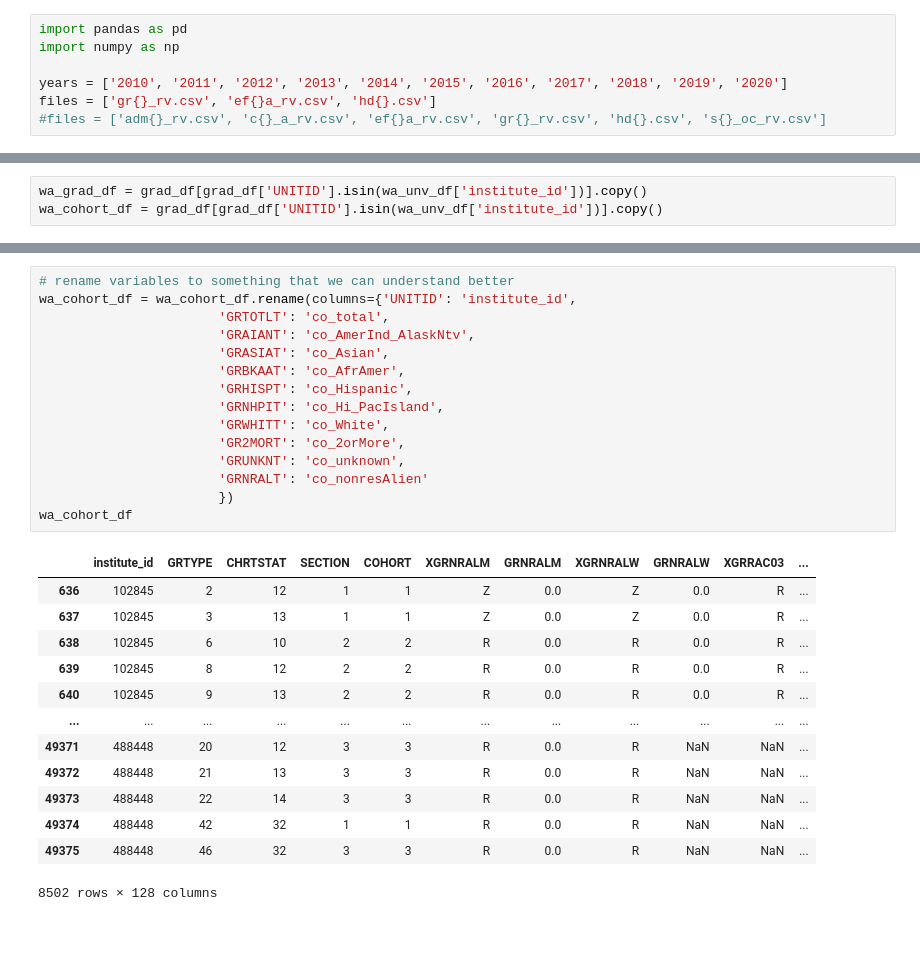
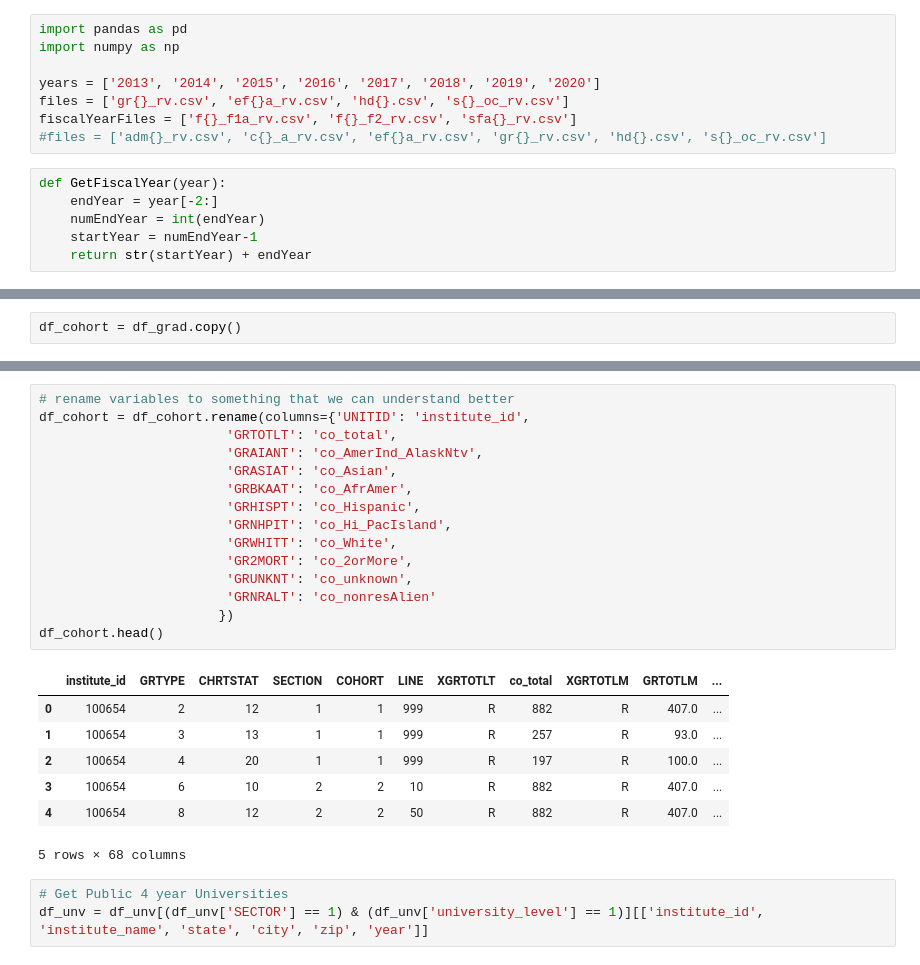
Before and after one commit to he-chang/data5100project, a Jupyter notebook: LoadEducationData.ipynb, the cells around one changed output, grey strips where cells are left out. Drawn from its saved outputs; the diff is of its cells as text; blank space fills up the shorter version.

```diff
--- a/LoadEducationData.ipynb
+++ b/LoadEducationData.ipynb
@@ -2,8 +2,15 @@
 import pandas as pd
 import numpy as np
 
-years = ['2010', '2011', '2012', '2013', '2014', '2015', '2016', '2017', '2018', '2019', '2020']
-files = ['gr{}_rv.csv', 'ef{}a_rv.csv', 'hd{}.csv']
+years = ['2013', '2014', '2015', '2016', '2017', '2018', '2019', '2020']
+files = ['gr{}_rv.csv', 'ef{}a_rv.csv', 'hd{}.csv', 's{}_oc_rv.csv']
+fiscalYearFiles = ['f{}_f1a_rv.csv', 'f{}_f2_rv.csv', 'sfa{}_rv.csv']
 #files = ['adm{}_rv.csv', 'c{}_a_rv.csv', 'ef{}a_rv.csv', 'gr{}_rv.csv', 'hd{}.csv', 's{}_oc_rv.csv']
+# %%
+def GetFiscalYear(year):
+    endYear = year[-2:]
+    numEndYear = int(endYear)
+    startYear = numEndYear-1
+    return str(startYear) + endYear
 # %%
 # Get all the dataframes into a dictionary
@@ -84,5 +139,4 @@ df_enrollment = wa_enr_df[wa_enr_df['student_lvl'] == 1][['institute_id', 'e_tot
 # %%
-wa_grad_df = grad_df[grad_df['UNITID'].isin(wa_unv_df['institute_id'])].copy()
-wa_cohort_df = grad_df[grad_df['UNITID'].isin(wa_unv_df['institute_id'])].copy()
+df_cohort = df_grad.copy()
 # %%
 # rename variables to something that we can understand better
@@ -116,29 +164,26 @@ wa_grad_df
 # %%
 # rename variables to something that we can understand better
-wa_cohort_df = wa_cohort_df.rename(columns={'UNITID': 'institute_id',
-                       'GRTOTLT': 'co_total',
-                       'GRAIANT': 'co_AmerInd_AlaskNtv',
-                       'GRASIAT': 'co_Asian',
-                       'GRBKAAT': 'co_AfrAmer',
-                       'GRHISPT': 'co_Hispanic',
-                       'GRNHPIT': 'co_Hi_PacIsland',
-                       'GRWHITT': 'co_White',
-                       'GR2MORT': 'co_2orMore',
-                       'GRUNKNT': 'co_unknown',
-                       'GRNRALT': 'co_nonresAlien'
+df_cohort = df_cohort.rename(columns={'UNITID': 'institute_id',
+                        'GRTOTLT': 'co_total',
+                        'GRAIANT': 'co_AmerInd_AlaskNtv',
+                        'GRASIAT': 'co_Asian',
+                        'GRBKAAT': 'co_AfrAmer',
+                        'GRHISPT': 'co_Hispanic',
+                        'GRNHPIT': 'co_Hi_PacIsland',
+                        'GRWHITT': 'co_White',
+                        'GR2MORT': 'co_2orMore',
+                        'GRUNKNT': 'co_unknown',
+                        'GRNRALT': 'co_nonresAlien'
                        })
-wa_cohort_df
+df_cohort.head()
 # %% [output]
-|  | institute_id | GRTYPE | CHRTSTAT | SECTION | COHORT | XGRNRALM | GRNRALM | XGRNRALW | GRNRALW | XGRRAC03 | ... |
-| 636 | 102845 | 2 | 12 | 1 | 1 | Z | 0.0 | Z | 0.0 | R | ... |
-| 637 | 102845 | 3 | 13 | 1 | 1 | Z | 0.0 | Z | 0.0 | R | ... |
-| 638 | 102845 | 6 | 10 | 2 | 2 | R | 0.0 | R | 0.0 | R | ... |
-| 639 | 102845 | 8 | 12 | 2 | 2 | R | 0.0 | R | 0.0 | R | ... |
-| 640 | 102845 | 9 | 13 | 2 | 2 | R | 0.0 | R | 0.0 | R | ... |
-| ... | ... | ... | ... | ... | ... | ... | ... | ... | ... | ... | ... |
-| 49371 | 488448 | 20 | 12 | 3 | 3 | R | 0.0 | R | NaN | NaN | ... |
-| 49372 | 488448 | 21 | 13 | 3 | 3 | R | 0.0 | R | NaN | NaN | ... |
-| 49373 | 488448 | 22 | 14 | 3 | 3 | R | 0.0 | R | NaN | NaN | ... |
-| 49374 | 488448 | 42 | 32 | 1 | 1 | R | 0.0 | R | NaN | NaN | ... |
-| 49375 | 488448 | 46 | 32 | 3 | 3 | R | 0.0 | R | NaN | NaN | ... |
+|  | institute_id | GRTYPE | CHRTSTAT | SECTION | COHORT | LINE | XGRTOTLT | co_total | XGRTOTLM | GRTOTLM | ... |
+| 0 | 100654 | 2 | 12 | 1 | 1 | 999 | R | 882 | R | 407.0 | ... |
+| 1 | 100654 | 3 | 13 | 1 | 1 | 999 | R | 257 | R | 93.0 | ... |
+| 2 | 100654 | 4 | 20 | 1 | 1 | 999 | R | 197 | R | 100.0 | ... |
+| 3 | 100654 | 6 | 10 | 2 | 2 | 10 | R | 882 | R | 407.0 | ... |
+| 4 | 100654 | 8 | 12 | 2 | 2 | 50 | R | 882 | R | 407.0 | ... |
-8502 rows × 128 columns
+5 rows × 68 columns
+# %%
+# Get Public 4 year Universities
+df_unv = df_unv[(df_unv['SECTOR'] == 1) & (df_unv['university_level'] == 1)][['institute_id', 'institute_name', 'state', 'city', 'zip', 'year']]
```
Also changed, not shown: parts of 34 cells of this notebook, 27 other files.
